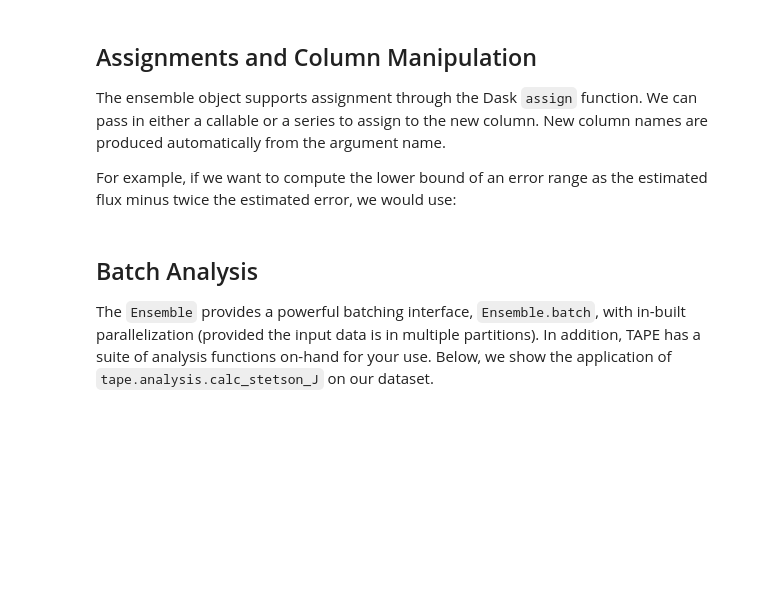
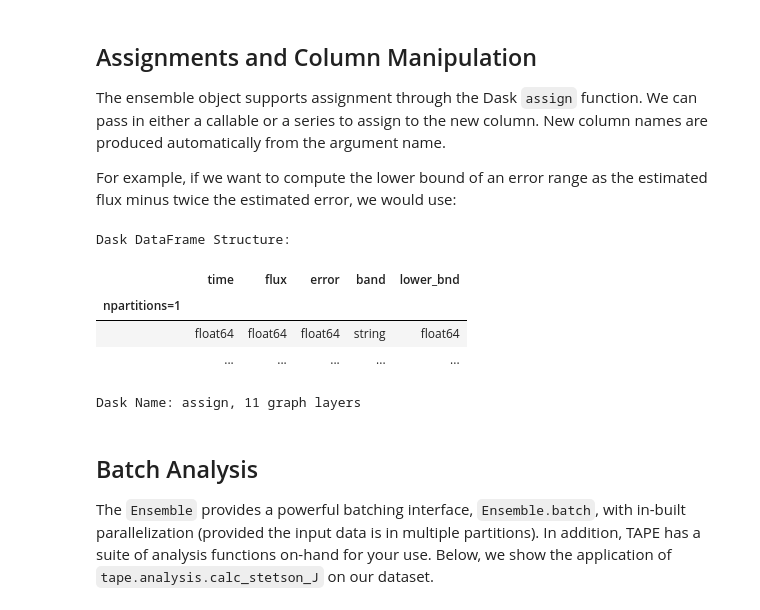
Before and after one commit to lincc-frameworks/tape, a Jupyter notebook: docs/tutorials/working_with_the_ensemble.ipynb, the cells around one changed output. Saved outputs shown, nothing was run; the diff lists cells and outputs as text; code cells hidden in the pictures; blank space fills up the shorter version.

```diff
--- a/docs/tutorials/working_with_the_ensemble.ipynb
+++ b/docs/tutorials/working_with_the_ensemble.ipynb
@@ -185,8 +355,15 @@ The ensemble object supports assignment through the Dask `assign` function. We c
 
 For example, if we want to compute the lower bound of an error range as the estimated flux minus twice the estimated error, we would use:
 # %%
-ens.assign(table="source", lower_bnd=lambda x: x["flux"] - 2.0 * x["error"])
-ens.compute(table="source")
+lower_bnd = ens.source.assign(lower_bnd=lambda x: x["flux"] - 2.0 * x["error"])
+lower_bnd
+# %% [output]
+Dask DataFrame Structure:
+|  | time | flux | error | band | lower_bnd |
+| npartitions=1 |  |  |  |  |  |
+|  | float64 | float64 | float64 | string | float64 |
+|  | ... | ... | ... | ... | ... |
+Dask Name: assign, 11 graph layers
 # %% [markdown]
 ## Batch Analysis
 
```
Also changed, not shown: parts of 32 cells of this notebook.
